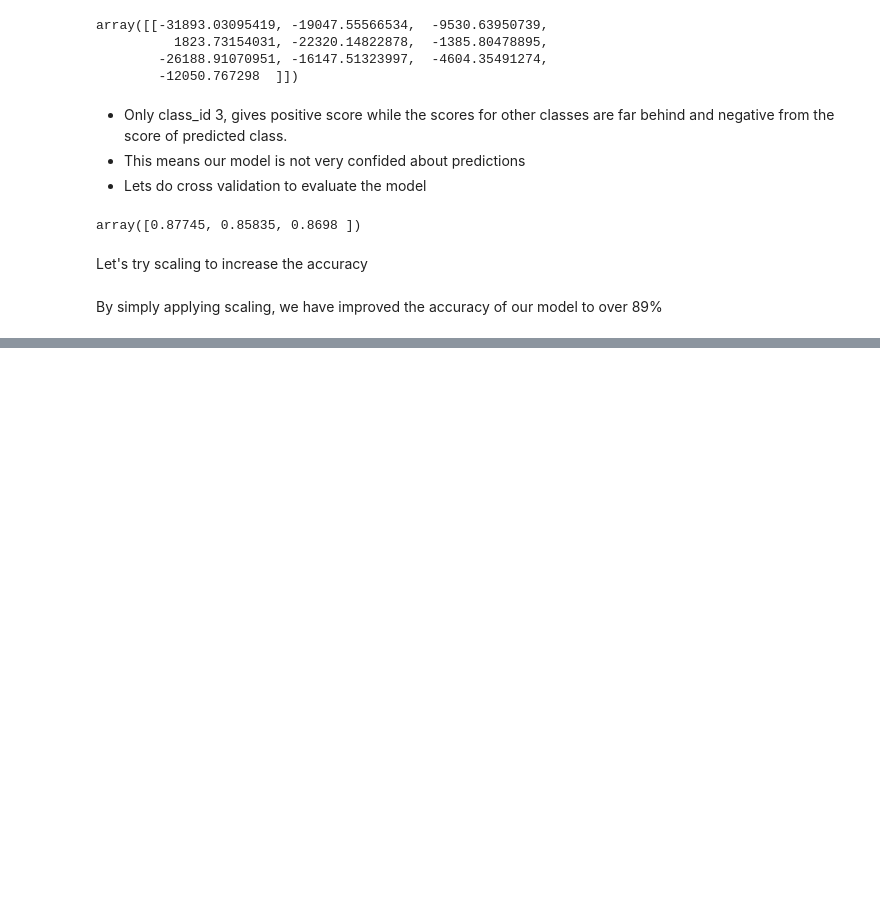
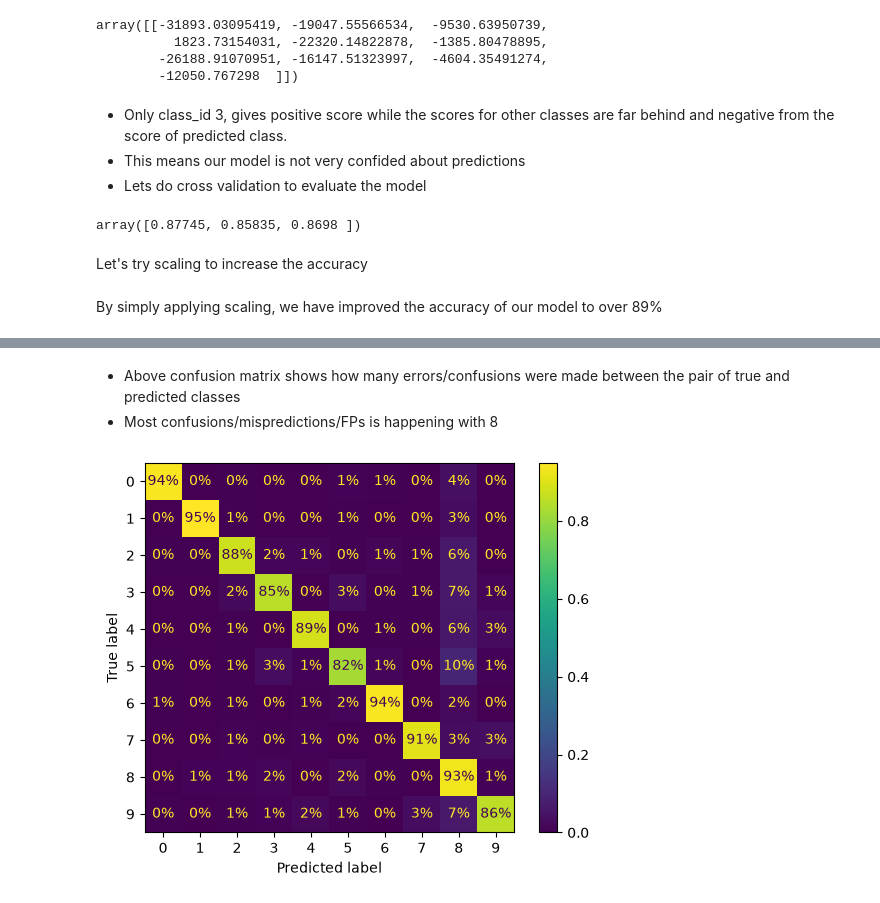
Before and after one commit to yusufjonc07/ML-learning, a Jupyter notebook: notebooks/ClfMNIST.ipynb, the cells around one changed output, grey strips where cells are left out. Drawn from its saved outputs; the diff is of its cells as text; code cells hidden in the pictures; blank space fills up the shorter version.

Commit message:
Error analysis. of multilcass classification

```diff
--- a/notebooks/ClfMNIST.ipynb
+++ b/notebooks/ClfMNIST.ipynb
@@ -464,0 +469,8 @@ plt.show()
+# %% [markdown]
+- Above confusion matrix shows how many errors/confusions were made between the pair of true and predicted classes
+- Most confusions/mispredictions/FPs is happening with 8
+# %%
+ConfusionMatrixDisplay.from_predictions(y_train, y_train_pred, normalize="true", values_format=".0%")
+plt.show()
+# %% [output]
+[figure, added]
```
Also changed, not shown: parts of 12 cells of this notebook.
